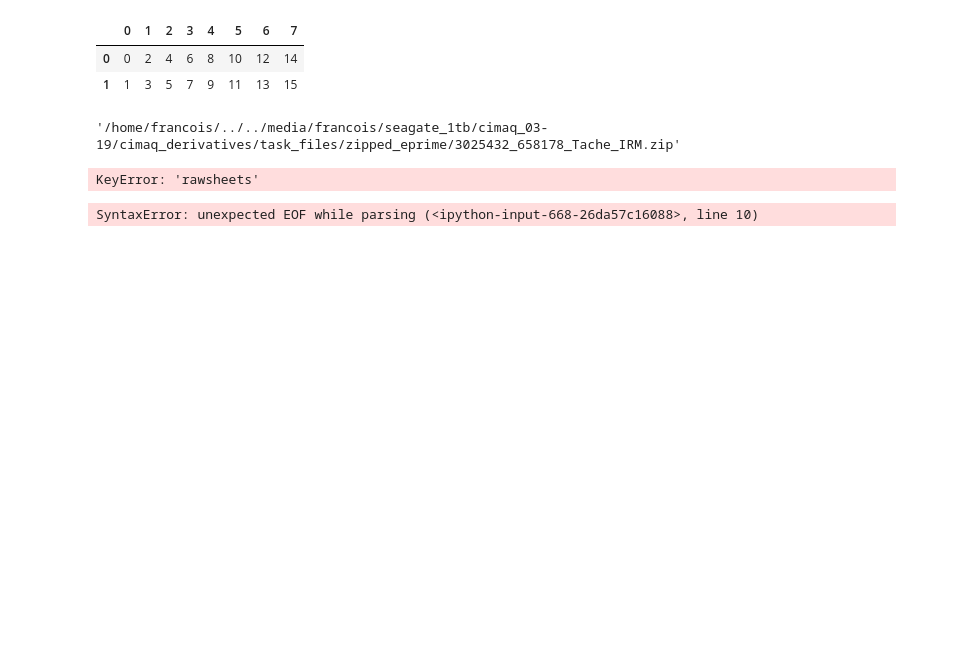
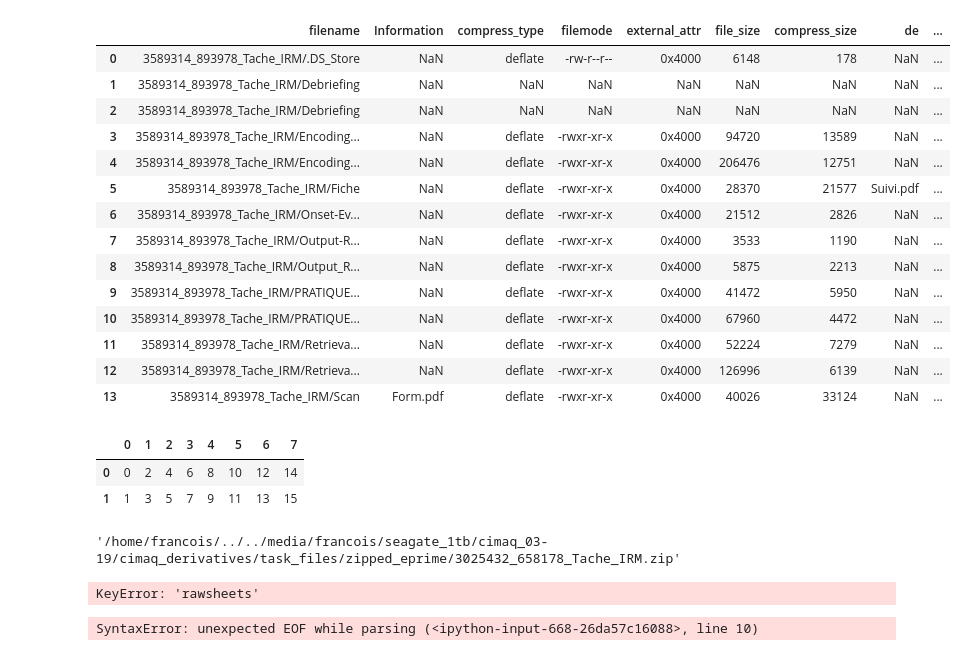
Before and after one commit to FrancoisNadeau/cimaq_memory, a Jupyter notebook: parse_datas.ipynb, the cells around one changed output. Cells and saved outputs as stored; diff of their text form; code cells hidden in the pictures; blank space fills up the shorter version.

Commit message:
get_zipinfos returns dialect dataframe

```diff
--- a/parse_datas.ipynb
+++ b/parse_datas.ipynb
@@ -9,14 +9,20 @@ from inspect_misc_text import no_ascii
 from zipctl import uzipfiles
 from get_infos import get_infos
 from fix_cimaq import get_cimaq_dir_paths
+from get_zipinfos import get_zipinfos
+
 from os.path import expanduser as xpu
 from os.path import join as pjoin
 from collections import OrderedDict
 from tkinter import filedialog
 from zipfile import ZipFile
-from get_zipinfos import get_zipinfos
 import codecs
 
 from cimaq_filter import cimaq_filter
 from fix_cimaq import get_cimaq_dir_paths
+from zipctl import getnamelist
+from zipctl import getinfolist
+from chardet import UniversalDetector as Udet
 # 'cimaq_derivatives/task_files/uzeprimes'
+
+cimaq_dir="~/../../media/francois/seagate_1tb/cimaq_03-19/cimaq_derivatives"
@@ -81,3 +141,25 @@ zfiles['dccid'] = [next((itm for itm in fname.split('_')
+# %%
+# allinfos = pd.concat([get_zipinfos(fpath) for fpath in zfiles.fpaths],
+#                      axis=1, join='outer', ignore_index=True)
+allinfos = [get_zipinfos(fpath) for fpath in zfiles.fpaths]
+# %%
+allinfos[10]
+# %% [output]
+|  | filename | Information | compress_type | filemode | external_attr | file_size | compress_size | de | ... |
+| 0 | 3589314_893978_Tache_IRM/.DS_Store | NaN | deflate | -rw-r--r-- | 0x4000 | 6148 | 178 | NaN | ... |
+| 1 | 3589314_893978_Tache_IRM/Debriefing | NaN | NaN | NaN | NaN | NaN | NaN | NaN | ... |
+| 2 | 3589314_893978_Tache_IRM/Debriefing | NaN | NaN | NaN | NaN | NaN | NaN | NaN | ... |
+| 3 | 3589314_893978_Tache_IRM/Encoding... | NaN | deflate | -rwxr-xr-x | 0x4000 | 94720 | 13589 | NaN | ... |
+| 4 | 3589314_893978_Tache_IRM/Encoding... | NaN | deflate | -rwxr-xr-x | 0x4000 | 206476 | 12751 | NaN | ... |
+| 5 | 3589314_893978_Tache_IRM/Fiche | NaN | deflate | -rwxr-xr-x | 0x4000 | 28370 | 21577 | Suivi.pdf | ... |
+| 6 | 3589314_893978_Tache_IRM/Onset-Ev... | NaN | deflate | -rwxr-xr-x | 0x4000 | 21512 | 2826 | NaN | ... |
+| 7 | 3589314_893978_Tache_IRM/Output-R... | NaN | deflate | -rwxr-xr-x | 0x4000 | 3533 | 1190 | NaN | ... |
+| 8 | 3589314_893978_Tache_IRM/Output_R... | NaN | deflate | -rwxr-xr-x | 0x4000 | 5875 | 2213 | NaN | ... |
+| 9 | 3589314_893978_Tache_IRM/PRATIQUE... | NaN | deflate | -rwxr-xr-x | 0x4000 | 41472 | 5950 | NaN | ... |
+| 10 | 3589314_893978_Tache_IRM/PRATIQUE... | NaN | deflate | -rwxr-xr-x | 0x4000 | 67960 | 4472 | NaN | ... |
+| 11 | 3589314_893978_Tache_IRM/Retrieva... | NaN | deflate | -rwxr-xr-x | 0x4000 | 52224 | 7279 | NaN | ... |
+| 12 | 3589314_893978_Tache_IRM/Retrieva... | NaN | deflate | -rwxr-xr-x | 0x4000 | 126996 | 6139 | NaN | ... |
+| 13 | 3589314_893978_Tache_IRM/Scan | Form.pdf | deflate | -rwxr-xr-x | 0x4000 | 40026 | 33124 | NaN | ... |
 # %%
 df(tuple(evenodd(tuple(range(0, 16)))))
 # %% [output]
```
Also changed, not shown: parts of 10 cells of this notebook, 2 other files.
